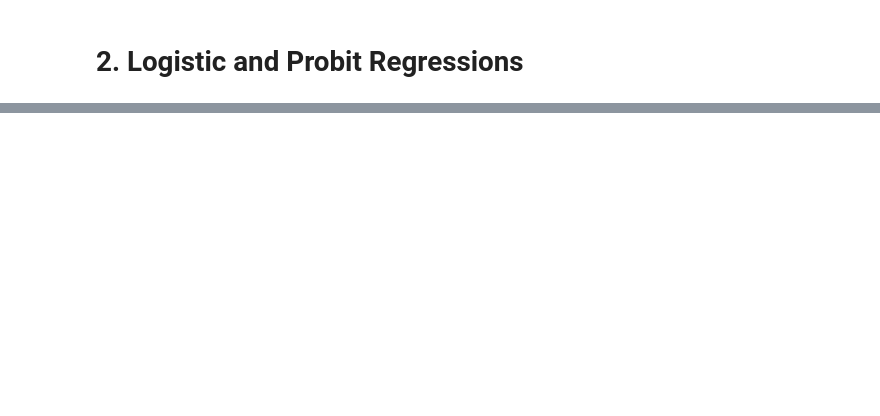
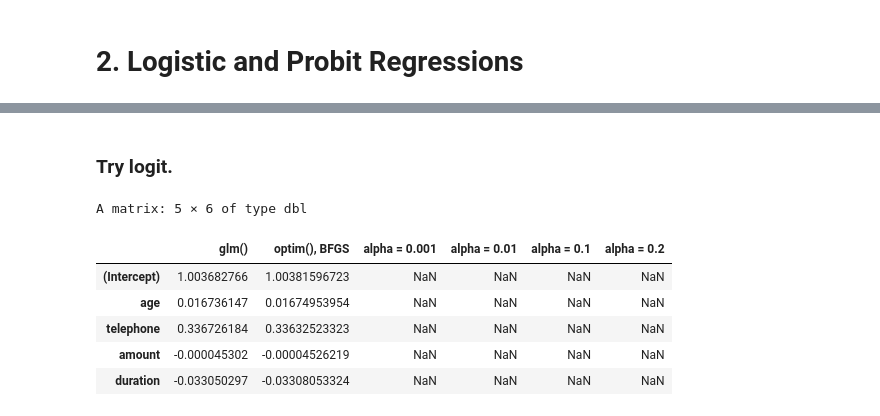
Before and after one commit to uclayanbo/OptimizationProjects, a Jupyter notebook: Project 1.ipynb, the cells around one changed output, grey strips where cells are left out. Saved outputs shown, nothing was run; the diff lists cells and outputs as text; code cells hidden in the pictures; blank space fills up the shorter version.

```diff
--- a/Project 1.ipynb
+++ b/Project 1.ipynb
@@ -201,0 +259,25 @@ summary(myprobit)
+# %%
+repayment <- read.csv("C:/Users/yanbo/OneDrive/Stanford MS&E 311 Optimization/repayment.csv")
+X <- model.matrix(repaid ~ age + telephone + amount + duration, data = repayment)
+y <- repayment$repaid
+# %% [markdown]
+### Try logit.
+# %%
+logit <- glm(repaid ~ age + telephone + amount + duration, data = repayment, family = binomial(link = "logit"))
+betalist0001 <- gradient_descent(X, y, alpha = 0.001, error_func = logit_cost, grad_func = logit_gradient)
+betalist001 <- gradient_descent(X, y, error_func = logit_cost, grad_func = logit_gradient)
+betalist01 <- gradient_descent(X, y, alpha = 0.1, error_func = logit_cost, grad_func = logit_gradient)
+betalist02 <- gradient_descent(X, y, alpha = 0.2, error_func = logit_cost, grad_func = logit_gradient)
+opt <- optim(par = rep(0, ncol(X)), fn = logit_cost, gr = logit_gradient, y = y, X = X, method = "BFGS")
+
+display <- cbind(coef(logit), opt$par, betalist0001[[1]], betalist001[[1]], betalist01[[1]], betalist02[[1]])
+colnames(display) <- c("glm()", "optim(), BFGS", "alpha = 0.001", "alpha = 0.01", "alpha = 0.1", "alpha = 0.2")
+display
+# %% [output]
+A matrix: 5 × 6 of type dbl
+|  | glm() | optim(), BFGS | alpha = 0.001 | alpha = 0.01 | alpha = 0.1 | alpha = 0.2 |
+| (Intercept) | 1.003682766 | 1.00381596723 | NaN | NaN | NaN | NaN |
+| age | 0.016736147 | 0.01674953954 | NaN | NaN | NaN | NaN |
+| telephone | 0.336726184 | 0.33632523323 | NaN | NaN | NaN | NaN |
+| amount | -0.000045302 | -0.00004526219 | NaN | NaN | NaN | NaN |
+| duration | -0.033050297 | -0.03308053324 | NaN | NaN | NaN | NaN |
```
Also changed, not shown: parts of 29 cells of this notebook.
